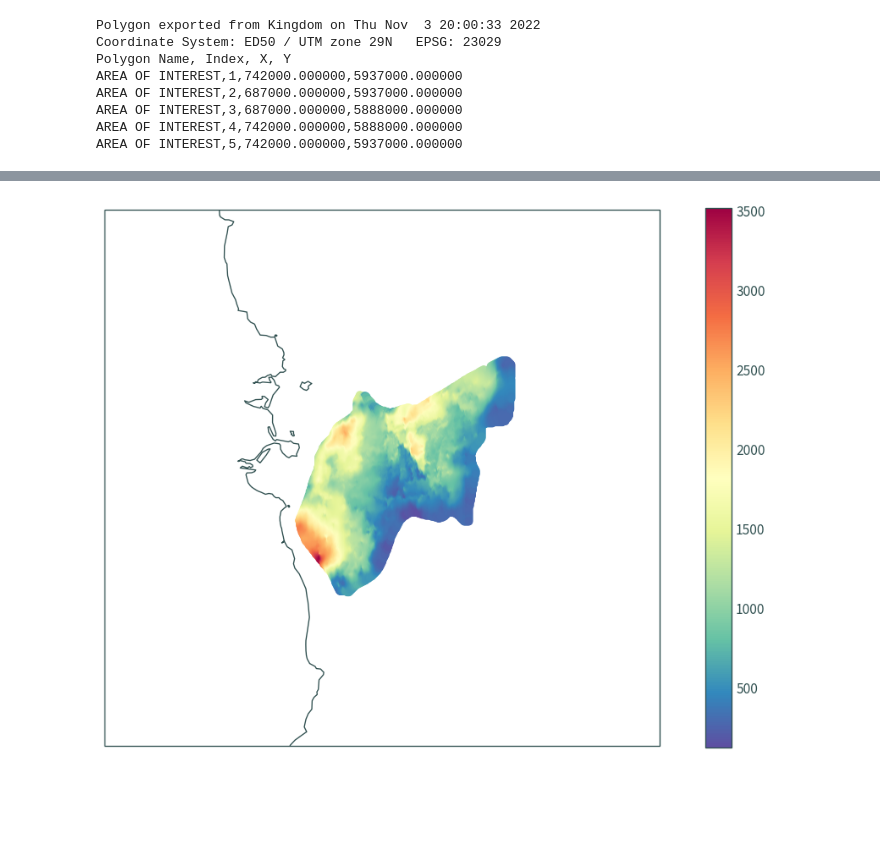
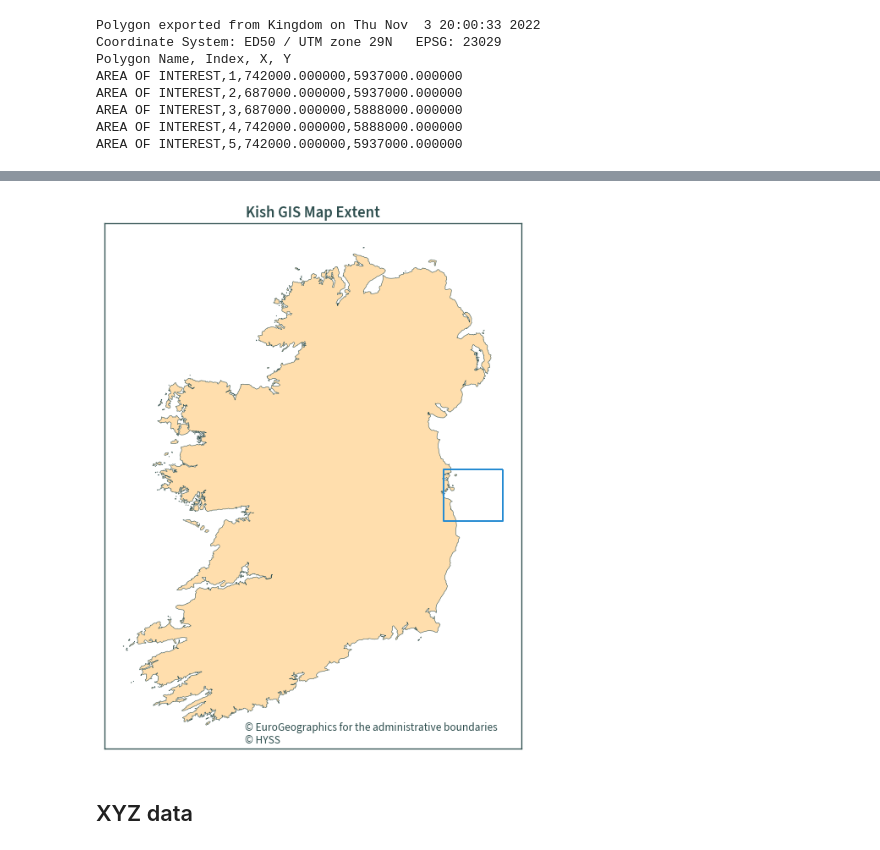
Before and after one commit to wind-to-hydrogen-toolkit/hydrogen-salt-storage, a Jupyter notebook: notebooks/kish_basin_dat_files.ipynb, the cells around one changed output, grey strips where cells are left out. Saved outputs shown, nothing was run; the diff lists cells and outputs as text; code cells hidden in the pictures; blank space fills up the shorter version.

Commit message:
update all plots

```diff
--- a/notebooks/kish_basin_dat_files.ipynb
+++ b/notebooks/kish_basin_dat_files.ipynb
@@ -22,0 +18,16 @@ DATA_DIR = os.path.join("data", "kish-basin")
+# %%
+# base data download directory
+SUB_DIR = os.path.join("data", "kish-basin")
+os.makedirs(SUB_DIR, exist_ok=True)
+
+URL = "https://hyss.ie/wp-content/uploads/2023/07/Kish-Basin-dat-files.zip"
+KNOWN_HASH = None
+FILE_NAME = "Kish-Basin-dat-files.zip"
+
+DATA_FILE = os.path.join(SUB_DIR, FILE_NAME)
+
+# boundary data
+ie = gpd.read_file(
+    os.path.join("data", "boundaries", "ref-nuts-2021-01m.gpkg"),
+    layer="NUTS_RG_01M_2021_4326_IE"
+)
@@ -118,14 +95,0 @@ plt.show()
-# %%
-plt.figure(figsize=(9, 7))
-ax = plt.axes(projection=ccrs.epsg(23029))
-f_base_depth_m.plot(column="Z", legend=True, cmap="Spectral_r", ax=ax)
-# ax.coastlines(resolution="10m", color="darkslategrey", linewidth=.75)
-ie.to_crs(f_base_depth_m.crs).boundary.plot(ax=ax, color="darkslategrey", linewidth=1)
-# plt.set_extent([687000, 742000, 5888000, 5937000])
-plt.xlim(657000, 772000)
-plt.ylim(5858000, 5967000)
-# plt.axis("equal")
-plt.tight_layout()
-plt.show()
-# %% [output]
-[figure, removed]
@@ -133,0 +96,13 @@ ds = f_base_depth_m[["X", "Y", "Z"]].set_index(["X", "Y"]).to_xarray()
+# %%
+extent = pd.read_csv(
+    os.path.join(SUB_DIR, "Kish GIS Map Extent - Square.csv"), skiprows=2
+)
+extent = gpd.GeoSeries(
+    Polygon([
+        (extent[" X"][0], extent[" Y"][0]),
+        (extent[" X"][1], extent[" Y"][1]),
+        (extent[" X"][2], extent[" Y"][2]),
+        (extent[" X"][3], extent[" Y"][3])
+    ]),
+    crs=23029
+)
@@ -133,0 +121,20 @@ ds = f_base_depth_m[["X", "Y", "Z"]].set_index(["X", "Y"]).to_xarray()
+# %%
+ax = ie.to_crs(23029).plot(
+    color="navajowhite", figsize=(7, 7),
+    edgecolor="darkslategrey", linewidth=.4
+)
+extent.boundary.plot(ax=ax)
+
+plt.title("Kish GIS Map Extent")
+plt.text(
+    500000, 5.68e6,
+    "© EuroGeographics for the administrative boundaries\n"
+    "© HYSS"
+)
+plt.tick_params(labelbottom=False, labelleft=False)
+plt.tight_layout()
+plt.show()
+# %% [output]
+[figure, added]
+# %% [markdown]
+## XYZ data
```
Also changed, not shown: parts of 28 cells of this notebook, 3 other files.
